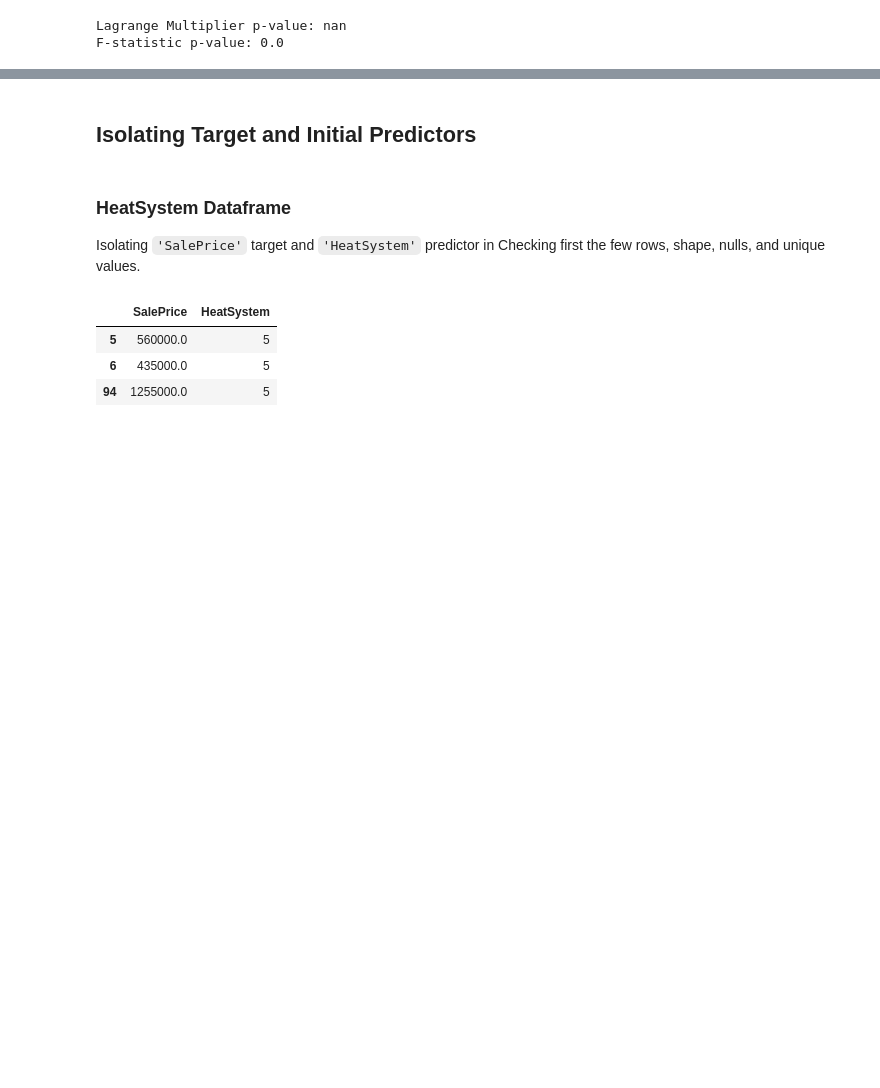
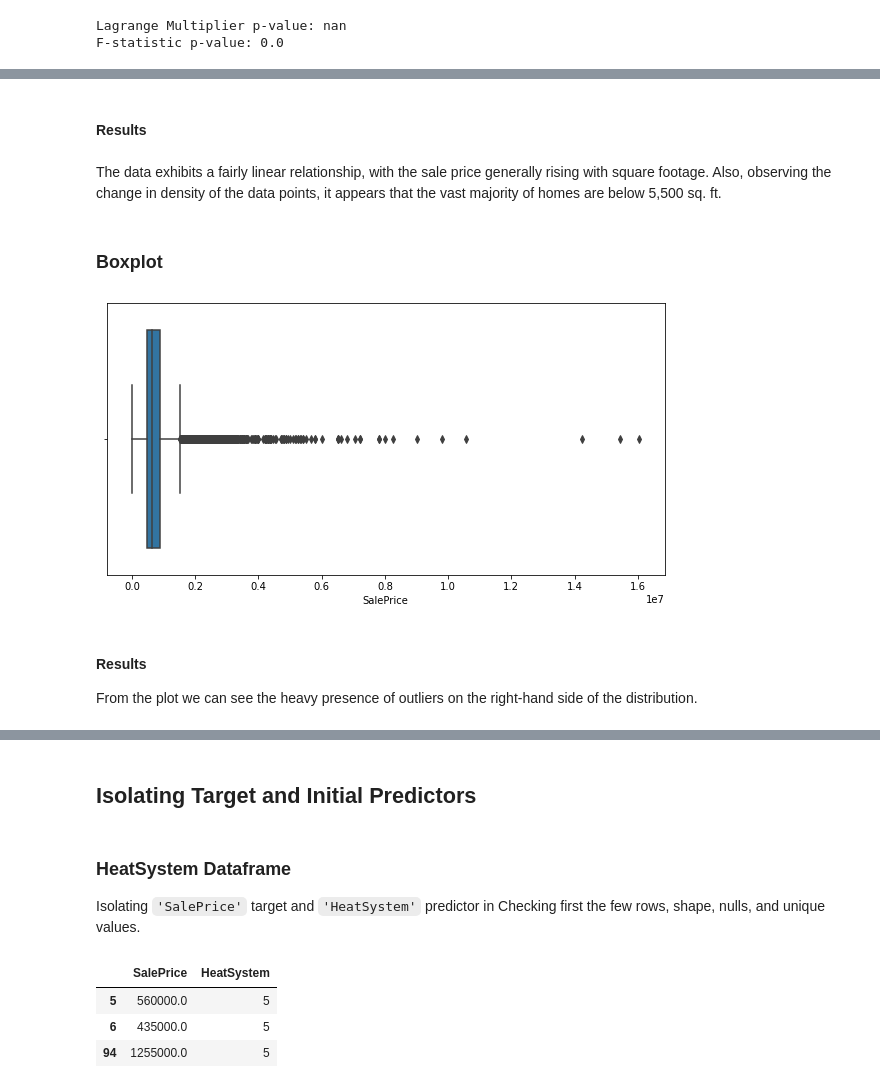
Before and after one commit to jeffreyhwatson/King_Co_Price_Analysis, a Jupyter notebook: notebooks/exploratory/eda_sql.ipynb, the cells around one changed output, grey strips where cells are left out. Drawn from its saved outputs; the diff is of its cells as text; code cells hidden in the pictures; blank space fills up the shorter version.

```diff
--- a/notebooks/exploratory/eda_sql.ipynb
+++ b/notebooks/exploratory/eda_sql.ipynb
@@ -1690,0 +1732,14 @@ fsm_df.plot.scatter(x='SqFtTotLiving', y='SalePrice');
+# %% [markdown]
+#### Results
+# %% [markdown]
+The data exhibits a fairly linear relationship, with the sale price generally rising with square footage. Also, observing the change in density of the data points, it appears that the vast majority of homes are below 5,500 sq. ft.
+# %% [markdown]
+### Boxplot
+# %%
+fig, ax = plt.subplots(figsize=(10,5))
+sns.boxplot(x=df['SalePrice']);
+# %% [output]
+[figure, added]
+# %% [markdown]
+#### Results
+From the plot we can see the heavy presence of outliers on the right-hand side of the distribution.
```
Also changed, not shown: parts of 170 cells of this notebook, 4 other files.
